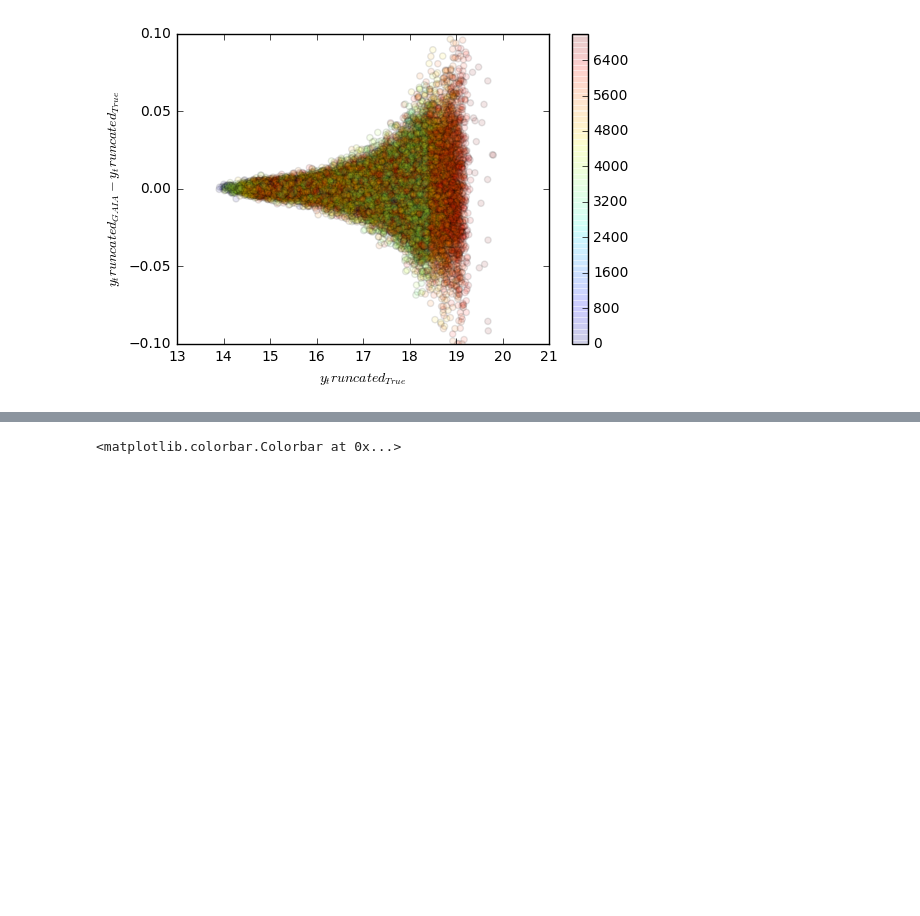
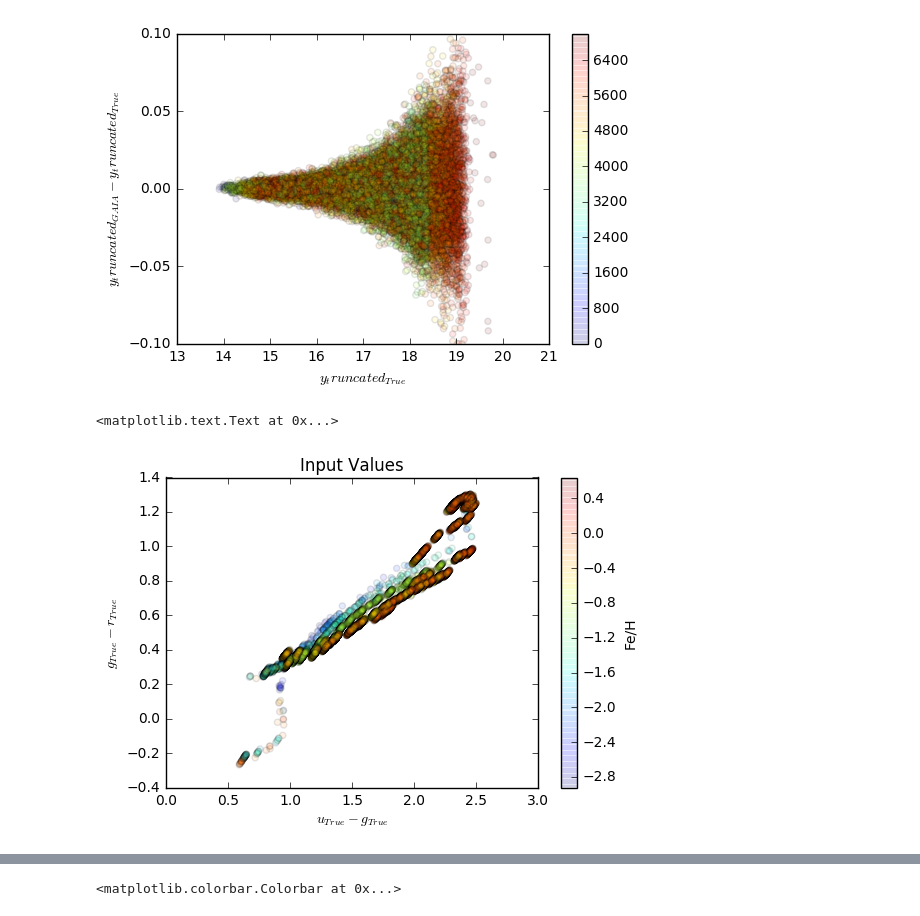
Before and after one commit to lsst-sims/sims_gaia_calib, a Jupyter notebook: python/blargh.ipynb, the cells around one changed output, grey strips where cells are left out. Cells and saved outputs as stored; diff of their text form; code cells hidden in the pictures; blank space fills up the shorter version.

```diff
--- a/python/blargh.ipynb
+++ b/python/blargh.ipynb
@@ -116,0 +115,12 @@ for fn in filters:
+# %%
+# Let's see how hard it would be to recover u
+plt.scatter(stars['u_true'][good] - stars['g_true'][good], stars['g_true'][good]-stars['r_true'][good],
+            alpha=.1, c=stars['feH'][good])
+cb = plt.colorbar()
+cb.set_label('Fe/H')
+plt.title('Input Values')
+plt.xlabel(r'$u_{True} - g_{True}$')
+plt.ylabel(r'$g_{True} - r_{True}$')
+# %% [output]
+<matplotlib.text.Text at 0x...>
+[figure, added]
```
Also changed, not shown: parts of 8 cells of this notebook, 2 other files.
